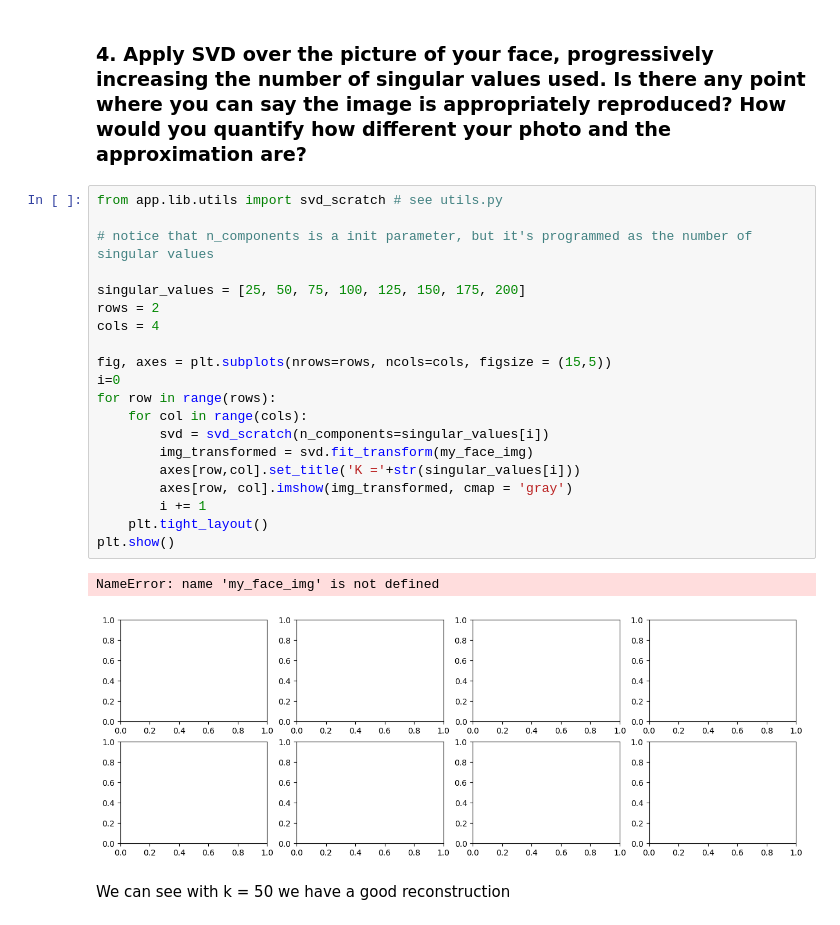
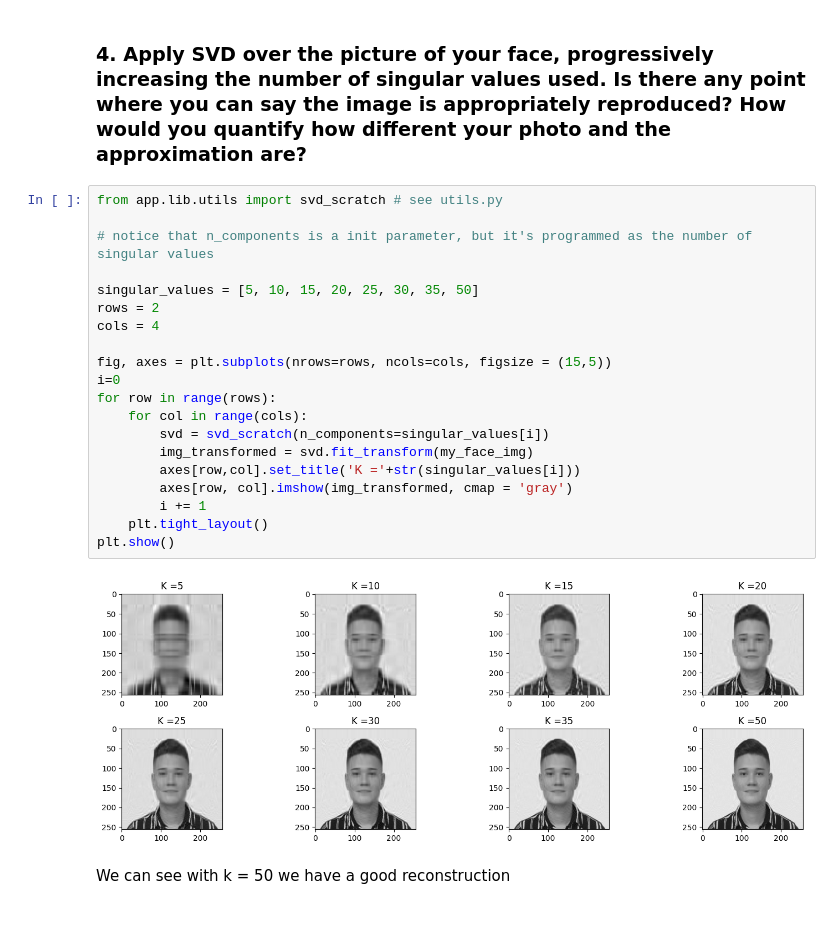
Before and after one commit to jolual2747/unsupervised_learning_workshop1, a Jupyter notebook: workshop_development.ipynb, the cells around one changed output. Cells and saved outputs as stored; diff of their text form.

```diff
--- a/workshop_development.ipynb
+++ b/workshop_development.ipynb
@@ -198,26 +198,25 @@ I'm in the position 18 of nearest faces to the avg facewith an euclidean distanc
 # %%
 from app.lib.utils import svd_scratch # see utils.py
 
 # notice that n_components is a init parameter, but it's programmed as the number of singular values
 
-singular_values = [25, 50, 75, 100, 125, 150, 175, 200]
+singular_values = [5, 10, 15, 20, 25, 30, 35, 50]
 rows = 2
 cols = 4
 
 fig, axes = plt.subplots(nrows=rows, ncols=cols, figsize = (15,5))
 i=0
 for row in range(rows):
     for col in range(cols):
         svd = svd_scratch(n_components=singular_values[i])
         img_transformed = svd.fit_transform(my_face_img)
         axes[row,col].set_title('K ='+str(singular_values[i]))
         axes[row, col].imshow(img_transformed, cmap = 'gray')
         i += 1
     plt.tight_layout()
 plt.show()
 # %% [output]
-NameError: name 'my_face_img' is not defined
-[figure, old version]
+[figure, new version]
 # %% [markdown]
 We can see with k = 50 we have a good reconstruction
 # %% [markdown]
```
Also changed, not shown: parts of 16 cells of this notebook.
